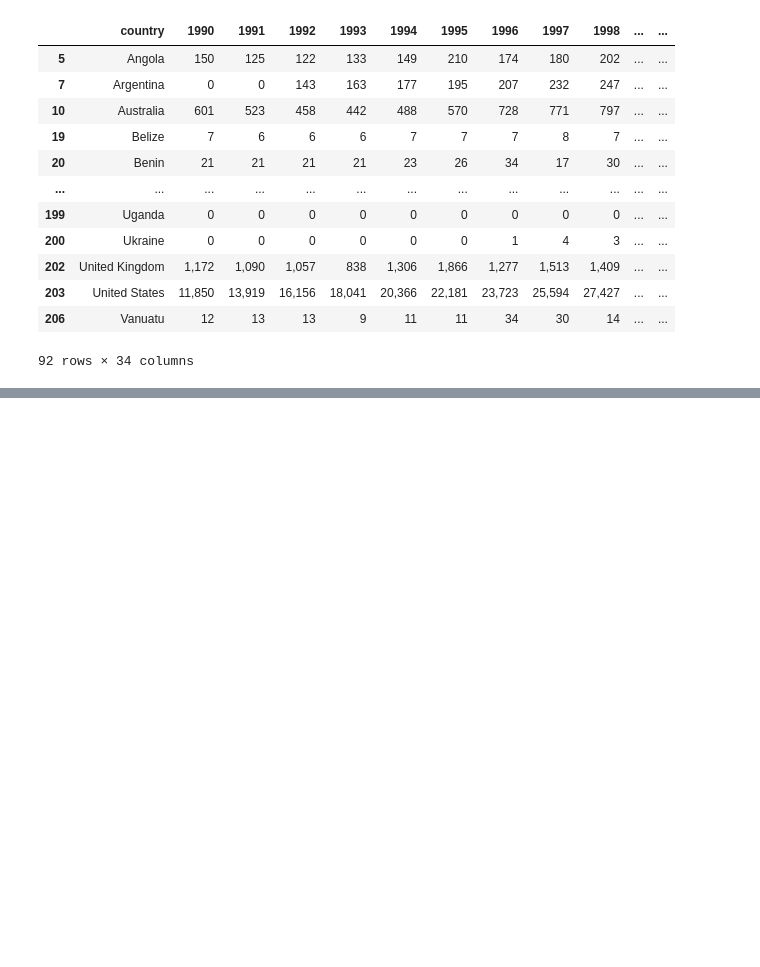
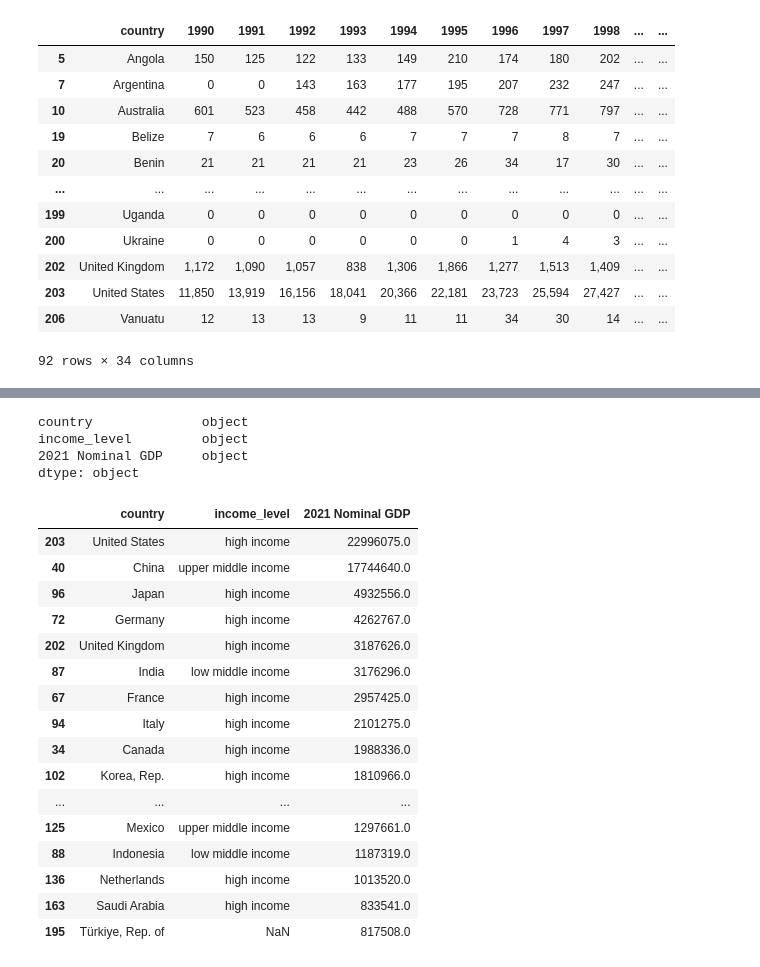
Before and after one commit to kellywaldro/remittances, a Jupyter notebook: cleaning_outflows.ipynb, the cells around one changed output, grey strips where cells are left out. Saved outputs shown, nothing was run; the diff lists cells and outputs as text; code cells hidden in the pictures; blank space fills up the shorter version.

```diff
--- a/cleaning_outflows.ipynb
+++ b/cleaning_outflows.ipynb
@@ -42,0 +48,2 @@ remittances
+# %%
+remittances_gdp = remittances[['country','income_level','2021 Nominal GDP ']]
@@ -91,4 +100,43 @@ remittances['2021'] = remittances['2021'].str.replace(',', '')
 # save remittances to csv
 
 remittances.to_csv('./outward_remittances.csv', index=False)
+# %%
+# remittances_gdp column types
+
+remittances_gdp.dtypes
+# %% [output]
+country              object
+income_level         object
+2021 Nominal GDP     object
+dtype: object
+# %%
+# make the last column a float
+
+remittances_gdp['2021 Nominal GDP '] = remittances_gdp['2021 Nominal GDP '].str.replace(',', '')
+# %%
+remittances_gdp['2021 Nominal GDP '] = remittances_gdp['2021 Nominal GDP '].astype(float)
+# %%
+# sort by gdp
+
+remittances_gdp = remittances_gdp.sort_values(by='2021 Nominal GDP ', ascending=False)
+# %%
+remittances_gdp.head(20)
+# %% [output]
+|  | country | income_level | 2021 Nominal GDP |
+| 203 | United States | high income | 22996075.0 |
+| 40 | China | upper middle income | 17744640.0 |
+| 96 | Japan | high income | 4932556.0 |
+| 72 | Germany | high income | 4262767.0 |
+| 202 | United Kingdom | high income | 3187626.0 |
+| 87 | India | low middle income | 3176296.0 |
+| 67 | France | high income | 2957425.0 |
+| 94 | Italy | high income | 2101275.0 |
+| 34 | Canada | high income | 1988336.0 |
+| 102 | Korea, Rep. | high income | 1810966.0 |
+| ... | ... | ... | ... |
+| 125 | Mexico | upper middle income | 1297661.0 |
+| 88 | Indonesia | low middle income | 1187319.0 |
+| 136 | Netherlands | high income | 1013520.0 |
+| 163 | Saudi Arabia | high income | 833541.0 |
+| 195 | Türkiye, Rep. of | NaN | 817508.0 |
 # %%
```
Also changed, not shown: parts of 12 cells of this notebook, 3 other files.
